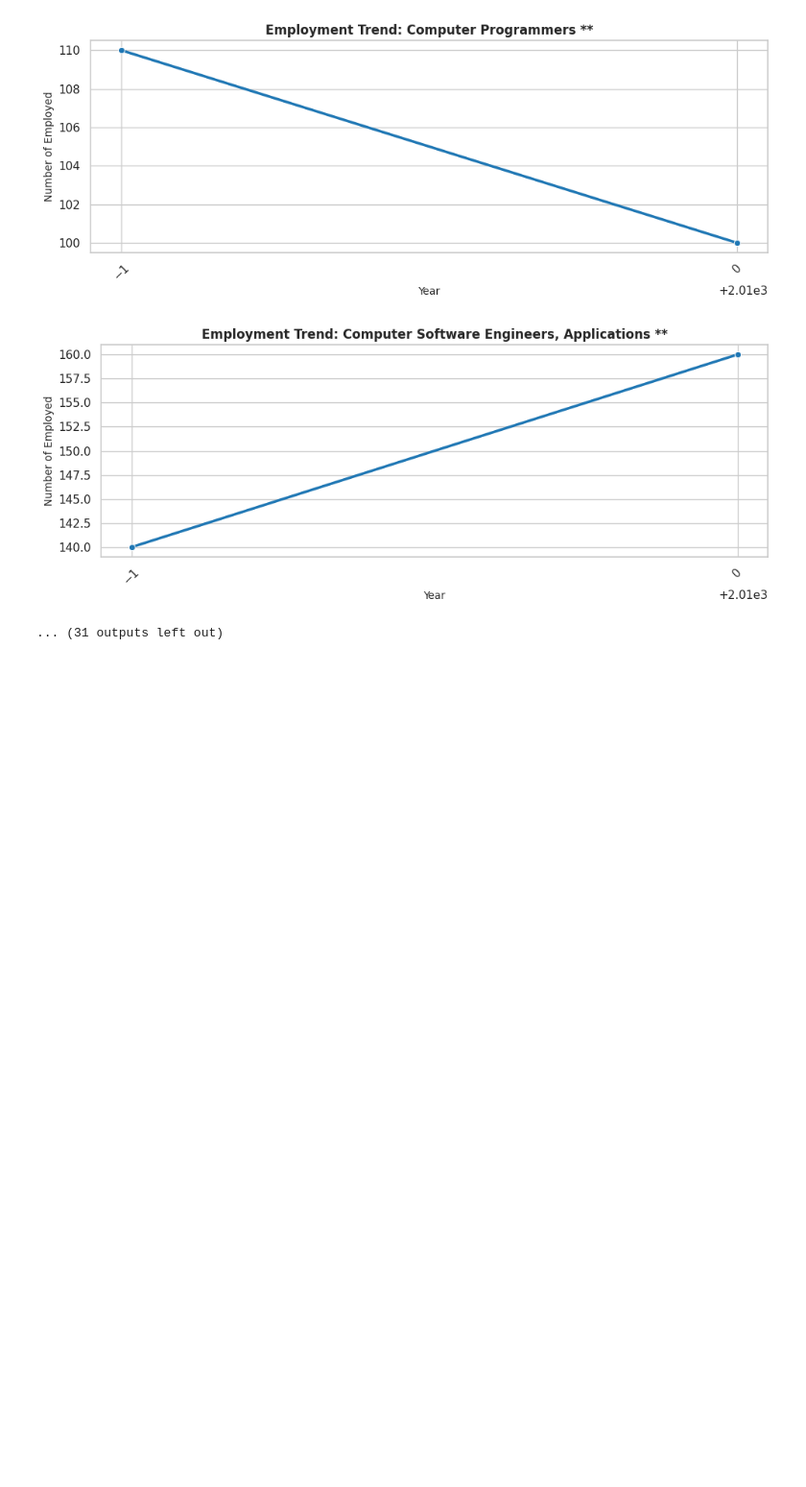
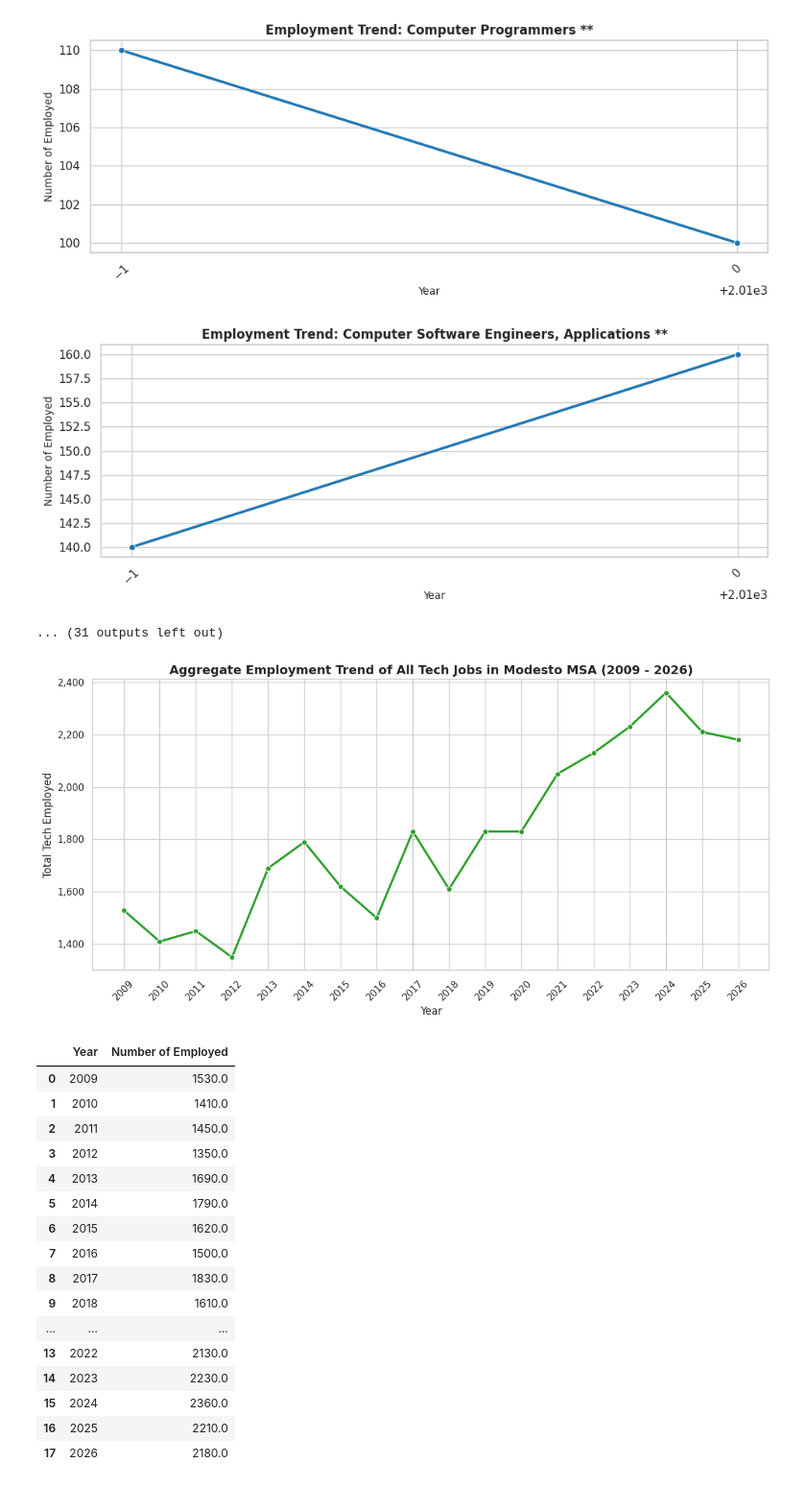
Before and after one commit to daisymayorga-galtechs/Occupational-Employment-and-Wage-Statistics, a Jupyter notebook: modesto_msa_2009_2026.ipynb, the cells around one changed output. Shown at 96% size. Cells and saved outputs as stored; diff of their text form; code cells hidden in the pictures; blank space fills up the shorter version.

```diff
--- a/modesto_msa_2009_2026.ipynb
+++ b/modesto_msa_2009_2026.ipynb
@@ -372,3 +372,66 @@ for job in sorted(unique_tech_jobs):
 [figure]
 [figure]
 ... (31 outputs left out)
+# %%
+import pandas as pd
+import matplotlib.pyplot as plt
+import seaborn as sns
+
+# Standardize and filter to exclude general group totals
+exclude_keywords = ['total, all occupations', 'total all occupations', 'total, all industries', 'total, all industry']
+df_individual_all = df[
+    (~df['Occupational Title'].str.lower().isin(exclude_keywords)) &
+    (~df['Occupational Title'].str.lower().str.endswith('occupations'))
+].copy()
+
+# Identify individual tech jobs using keywords
+tech_keywords = [
+    'computer', 'software', 'developer', 'programmer', 'network',
+    'database', 'information technology', 'system analyst',
+    'web', 'data scientist', 'information security', 'hardware engineer'
+]
+
+tech_filter_all = df_individual_all['Occupational Title'].str.lower().str.contains('|'.join(tech_keywords), na=False)
+df_tech_all = df_individual_all[tech_filter_all].copy()
+
+# Group by title and year to resolve duplicates first
+tech_resolved = df_tech_all.groupby(['Occupational Title', 'Year'])['Number of Employed'].mean().reset_index()
+
+# Now aggregate (sum) all tech jobs together for each year
+aggregated_tech_trend = tech_resolved.groupby('Year')['Number of Employed'].sum().reset_index()
+
+# Plot the aggregated trend
+plt.figure(figsize=(12, 6))
+sns.set_theme(style="whitegrid")
+sns.lineplot(data=aggregated_tech_trend, x='Year', y='Number of Employed', marker='o', linewidth=2.5, color='#2ca02c')
+
+plt.title('Aggregate Employment Trend of All Tech Jobs in Modesto MSA (2009 - 2026)', fontsize=14, fontweight='bold')
+plt.xlabel('Year', fontsize=12)
+plt.ylabel('Total Tech Employed', fontsize=12)
+plt.xticks(aggregated_tech_trend['Year'].unique(), rotation=45)
+plt.gca().yaxis.set_major_formatter(plt.FuncFormatter(lambda x, loc: "{:,}".format(int(x))))
+
+plt.tight_layout()
+plt.show()
+
+# Display the aggregated data table
+display(aggregated_tech_trend)
+# %% [output]
+[figure, added]
+|  | Year | Number of Employed |
+| 0 | 2009 | 1530.0 |
+| 1 | 2010 | 1410.0 |
+| 2 | 2011 | 1450.0 |
+| 3 | 2012 | 1350.0 |
+| 4 | 2013 | 1690.0 |
+| 5 | 2014 | 1790.0 |
+| 6 | 2015 | 1620.0 |
+| 7 | 2016 | 1500.0 |
+| 8 | 2017 | 1830.0 |
+| 9 | 2018 | 1610.0 |
+| ... | ... | ... |
+| 13 | 2022 | 2130.0 |
+| 14 | 2023 | 2230.0 |
+| 15 | 2024 | 2360.0 |
+| 16 | 2025 | 2210.0 |
+| 17 | 2026 | 2180.0 |
```
